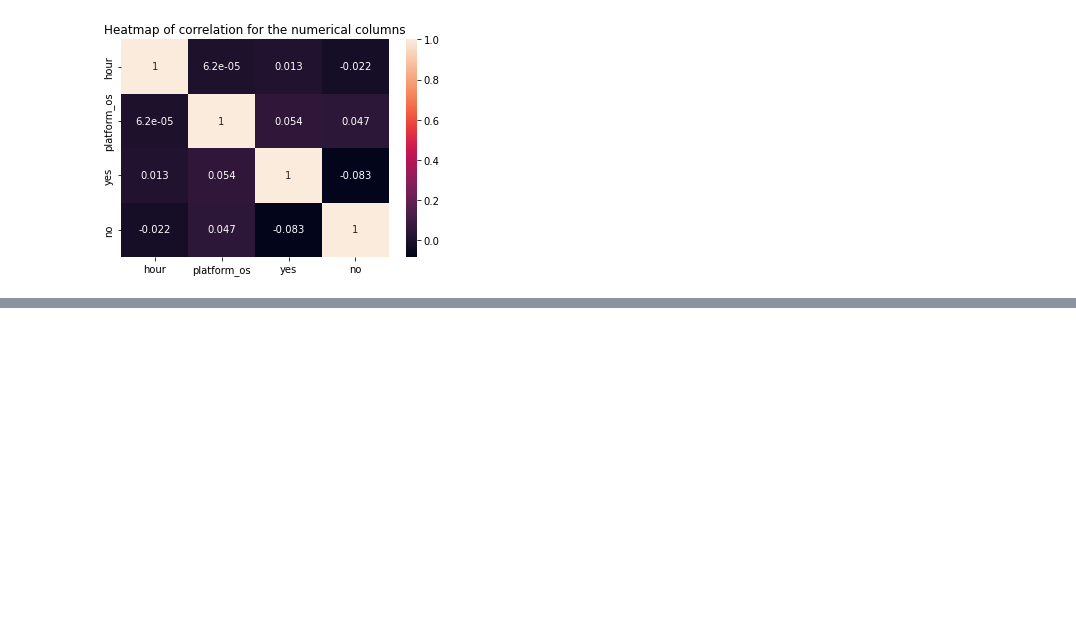
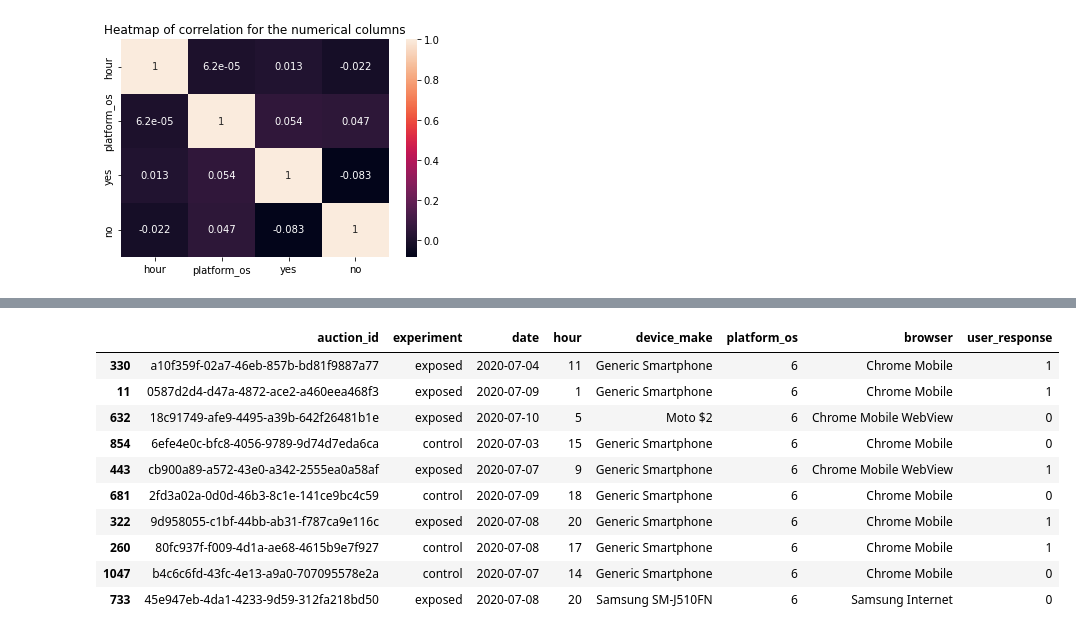
Before and after one commit to abu-bakarr/10_Academy_Week2_Group, a Jupyter notebook: notebooks/Data understanding.ipynb, the cells around one changed output, grey strips where cells are left out. Cells and saved outputs as stored; diff of their text form; code cells hidden in the pictures; blank space fills up the shorter version.

Commit message:
extracted clean data

```diff
--- a/notebooks/Data understanding.ipynb
+++ b/notebooks/Data understanding.ipynb
@@ -211,0 +245,19 @@ plt.show()
+# %%
+clean_yes = df2[df2["yes"] == 1].drop(["yes", "no"], axis=1)
+clean_yes["user_response"] = 1
+clean_no = df2[df2["no"] == 1].drop(["yes", "no"], axis=1)
+clean_no["user_response"] = 0
+responsee = clean_yes.append(clean_no).reset_index(drop=True)
+responsee.sample(10)
+# %% [output]
+|  | auction_id | experiment | date | hour | device_make | platform_os | browser | user_response |
+| 330 | a10f359f-02a7-46eb-857b-bd81f9887a77 | exposed | 2020-07-04 | 11 | Generic Smartphone | 6 | Chrome Mobile | 1 |
+| 11 | 0587d2d4-d47a-4872-ace2-a460eea468f3 | exposed | 2020-07-09 | 1 | Generic Smartphone | 6 | Chrome Mobile | 1 |
+| 632 | 18c91749-afe9-4495-a39b-642f26481b1e | exposed | 2020-07-10 | 5 | Moto $2 | 6 | Chrome Mobile WebView | 0 |
+| 854 | 6efe4e0c-bfc8-4056-9789-9d74d7eda6ca | control | 2020-07-03 | 15 | Generic Smartphone | 6 | Chrome Mobile | 0 |
+| 443 | cb900a89-a572-43e0-a342-2555ea0a58af | exposed | 2020-07-07 | 9 | Generic Smartphone | 6 | Chrome Mobile WebView | 1 |
+| 681 | 2fd3a02a-0d0d-46b3-8c1e-141ce9bc4c59 | control | 2020-07-09 | 18 | Generic Smartphone | 6 | Chrome Mobile | 0 |
+| 322 | 9d958055-c1bf-44bb-ab31-f787ca9e116c | exposed | 2020-07-08 | 20 | Generic Smartphone | 6 | Chrome Mobile | 1 |
+| 260 | 80fc937f-f009-4d1a-ae68-4615b9e7f927 | control | 2020-07-08 | 17 | Generic Smartphone | 6 | Chrome Mobile | 1 |
+| 1047 | b4c6c6fd-43fc-4e13-a9a0-707095578e2a | control | 2020-07-07 | 14 | Generic Smartphone | 6 | Chrome Mobile | 0 |
+| 733 | 45e947eb-4da1-4233-9d59-312fa218bd50 | exposed | 2020-07-08 | 20 | Samsung SM-J510FN | 6 | Samsung Internet | 0 |
```
Also changed, not shown: parts of 4 cells of this notebook, 3 other files.
